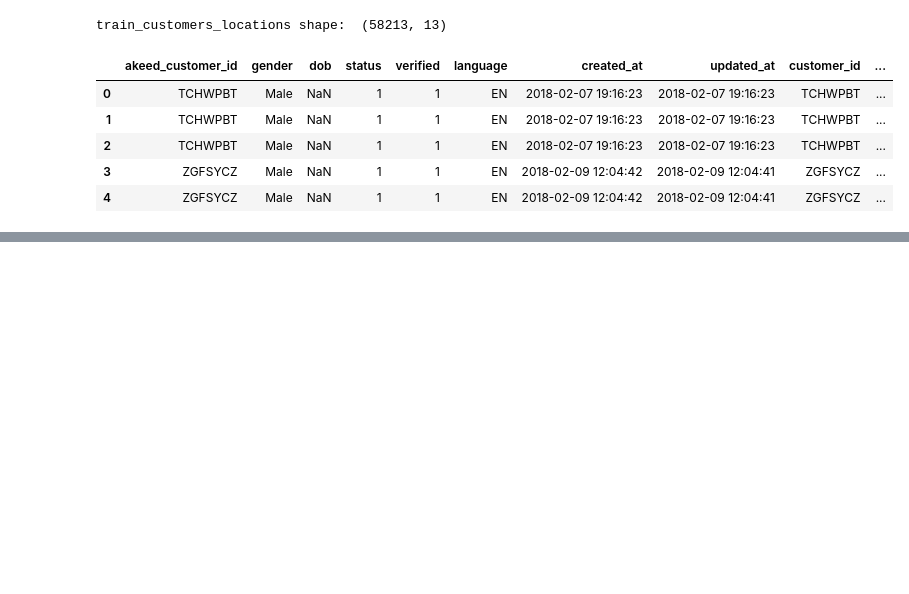
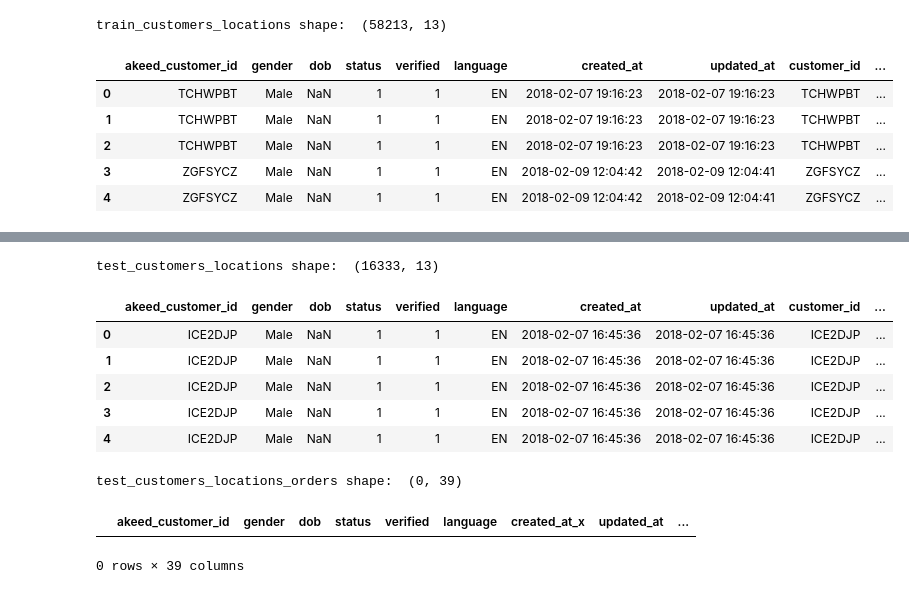
Before and after one commit to pili27/rema, a Jupyter notebook: FinalProject_Notebook.ipynb, the cells around one changed output, grey strips where cells are left out. Saved outputs shown, nothing was run; the diff lists cells and outputs as text; code cells hidden in the pictures; blank space fills up the shorter version.

Commit message:
tests

```diff
--- a/FinalProject_Notebook.ipynb
+++ b/FinalProject_Notebook.ipynb
@@ -79,0 +114,22 @@ train_customers_locations shape:  (58213, 13)
+# %%
+# same for test data
+test_customers_locations = pd.merge(test_customers, test_locations, left_on='akeed_customer_id', right_on='customer_id', how='inner')
+print('test_customers_locations shape: ', test_customers_locations.shape)
+test_customers_locations.head()
+# %% [output]
+test_customers_locations shape:  (16333, 13)
+|  | akeed_customer_id | gender | dob | status | verified | language | created_at | updated_at | customer_id | ... |
+| 0 | ICE2DJP | Male | NaN | 1 | 1 | EN | 2018-02-07 16:45:36 | 2018-02-07 16:45:36 | ICE2DJP | ... |
+| 1 | ICE2DJP | Male | NaN | 1 | 1 | EN | 2018-02-07 16:45:36 | 2018-02-07 16:45:36 | ICE2DJP | ... |
+| 2 | ICE2DJP | Male | NaN | 1 | 1 | EN | 2018-02-07 16:45:36 | 2018-02-07 16:45:36 | ICE2DJP | ... |
+| 3 | ICE2DJP | Male | NaN | 1 | 1 | EN | 2018-02-07 16:45:36 | 2018-02-07 16:45:36 | ICE2DJP | ... |
+| 4 | ICE2DJP | Male | NaN | 1 | 1 | EN | 2018-02-07 16:45:36 | 2018-02-07 16:45:36 | ICE2DJP | ... |
+# %%
+# merge test_customers_locations(akeed_customer_id) and orders(customer_id)
+test_customers_locations_orders = pd.merge(test_customers_locations, orders, left_on='akeed_customer_id', right_on='customer_id', how='inner')
+print('test_customers_locations_orders shape: ', test_customers_locations_orders.shape)
+test_customers_locations_orders.head()
+# %% [output]
+test_customers_locations_orders shape:  (0, 39)
+|  | akeed_customer_id | gender | dob | status | verified | language | created_at_x | updated_at | ... |
+0 rows × 39 columns
```
Also changed, not shown: parts of 3 cells of this notebook.
